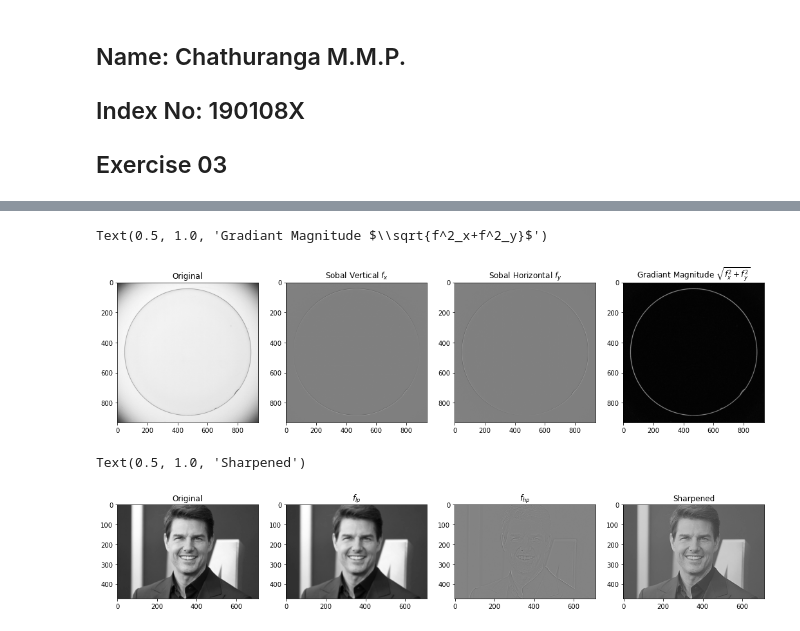
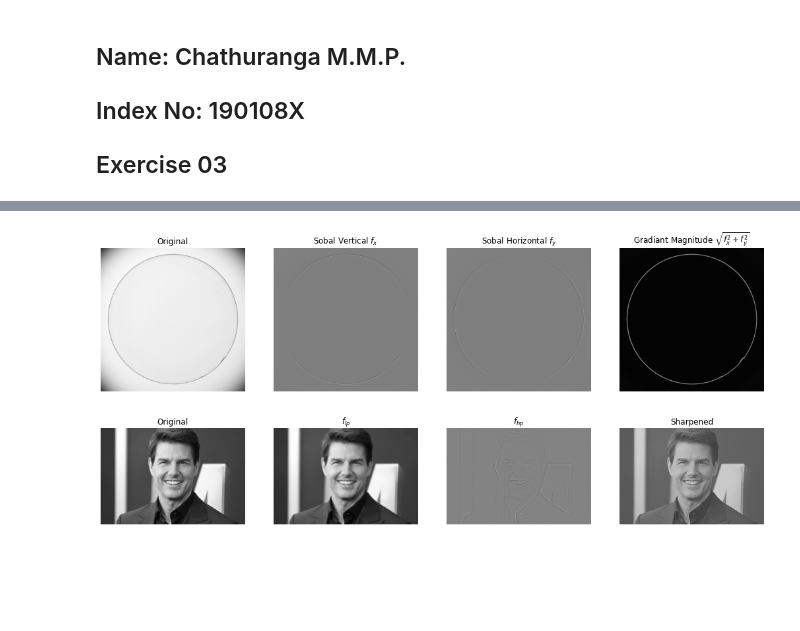
Before and after one commit to ChathurangaMMP/EN2550_Image_Processing_Exercises, a Jupyter notebook: Exercise 3/Exercise 03.ipynb, the cells around one changed output, grey strips where cells are left out. Saved outputs shown, nothing was run; the diff lists cells and outputs as text; code cells hidden in the pictures; blank space fills up the shorter version.

```diff
--- a/Exercise 3/Exercise 03.ipynb
+++ b/Exercise 3/Exercise 03.ipynb
@@ -3,6 +3,7 @@
 ## Index No: 190108X
 ## Exercise 03
 # %%
+# Q1
 import cv2 as cv
 import numpy as np
 import matplotlib.pyplot as plt
@@ -24,4 +25,7 @@ ax[1].imshow(img_avg,cmap='gray',vmin=0,vmax=255)
 ax[1].set_title('Box Filtered')
 ax[2].imshow(img_gaissian,cmap='gray',vmin=0,vmax=255)
 ax[2].set_title('Gaussian Filtered')
+
+for i in range(3):
+    ax[i].axis('off')
 # %% [output]
@@ -30,4 +58,5 @@ Text(0.5, 1.0, 'Gaussian Filtered')
 # %%
+# Q3
 import cv2 as cv
 import numpy as np
 import matplotlib.pyplot as plt
@@ -55,36 +84,41 @@ ax[2].set_title(r'Sobal Horizontal $f_y$')
 
 ax[3].imshow(grad_mag,cmap='gray')
 ax[3].set_title(r'Gradiant Magnitude $\sqrt{f^2_x+f^2_y}$')
+
+for i in range(4):
+    ax[i].axis('off')
 # %% [output]
-Text(0.5, 1.0, 'Gradiant Magnitude $\\sqrt{f^2_x+f^2_y}$')
-[figure, old version]
+[figure, new version]
 # %%
+# Q4
 import cv2 as cv
 import numpy as np
 import matplotlib.pyplot as plt
 %matplotlib inline
 
 img=cv.imread(r'tom.jpg',cv.IMREAD_GRAYSCALE).astype(np.float32)
 assert img is not None
 
 sigma=5
 gaussian_id=cv.getGaussianKernel(5,sigma)
 img_lp=cv.sepFilter2D(img,-1,gaussian_id,gaussian_id)
 img_hp=img-img_lp
 img_sharpen=cv.addWeighted(img,1.0,img_hp,1.5,0)
 
 fig,ax=plt.subplots(1,4,figsize=(18,6))
 ax[0].imshow(img,cmap='gray')
 ax[0].set_title('Original')
 
 ax[1].imshow(img_lp,cmap='gray')
 ax[1].set_title(r'$f_{lp}$')
 
 ax[2].imshow(img_hp,cmap='gray')
 ax[2].set_title(r'$f_{hp}$')
 
 ax[3].imshow(img_sharpen,cmap='gray')
 ax[3].set_title(r'Sharpened')
+
+for i in range(4):
+    ax[i].axis('off')
 # %% [output]
-Text(0.5, 1.0, 'Sharpened')
-[figure, old version]
+[figure, new version]
```
Also changed, not shown: parts of 2 cells of this notebook.
